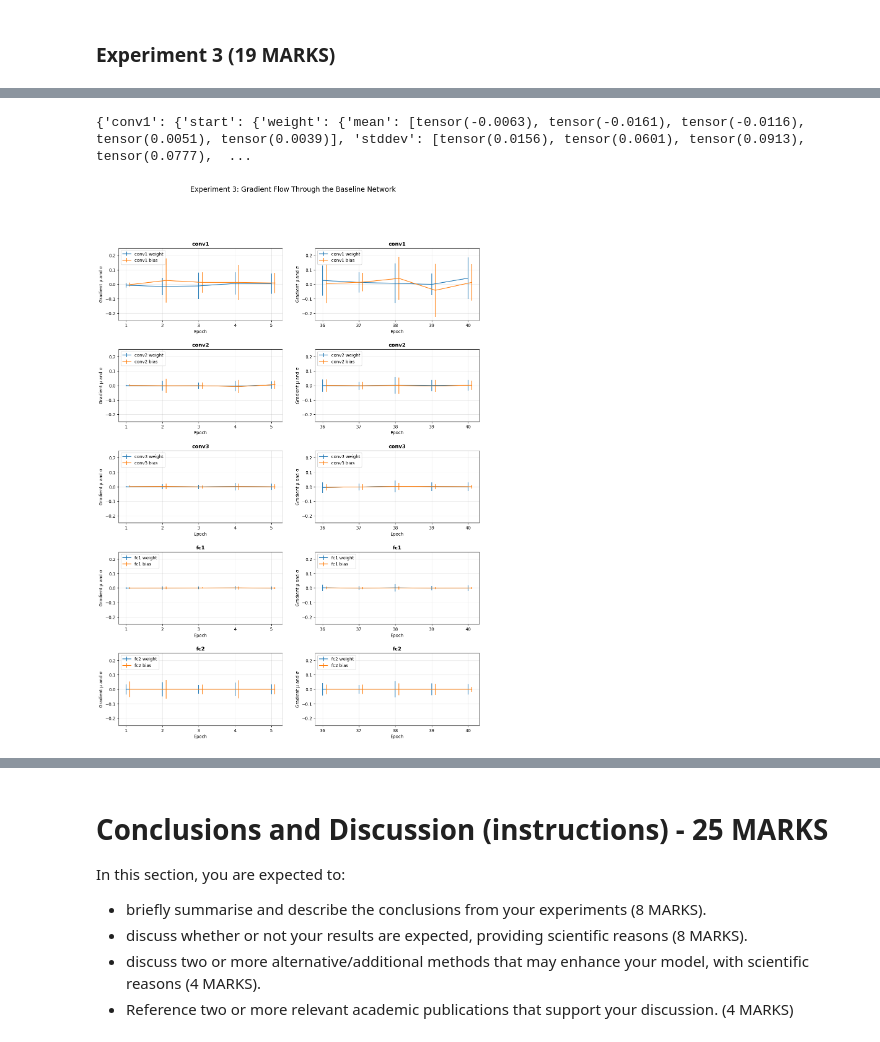
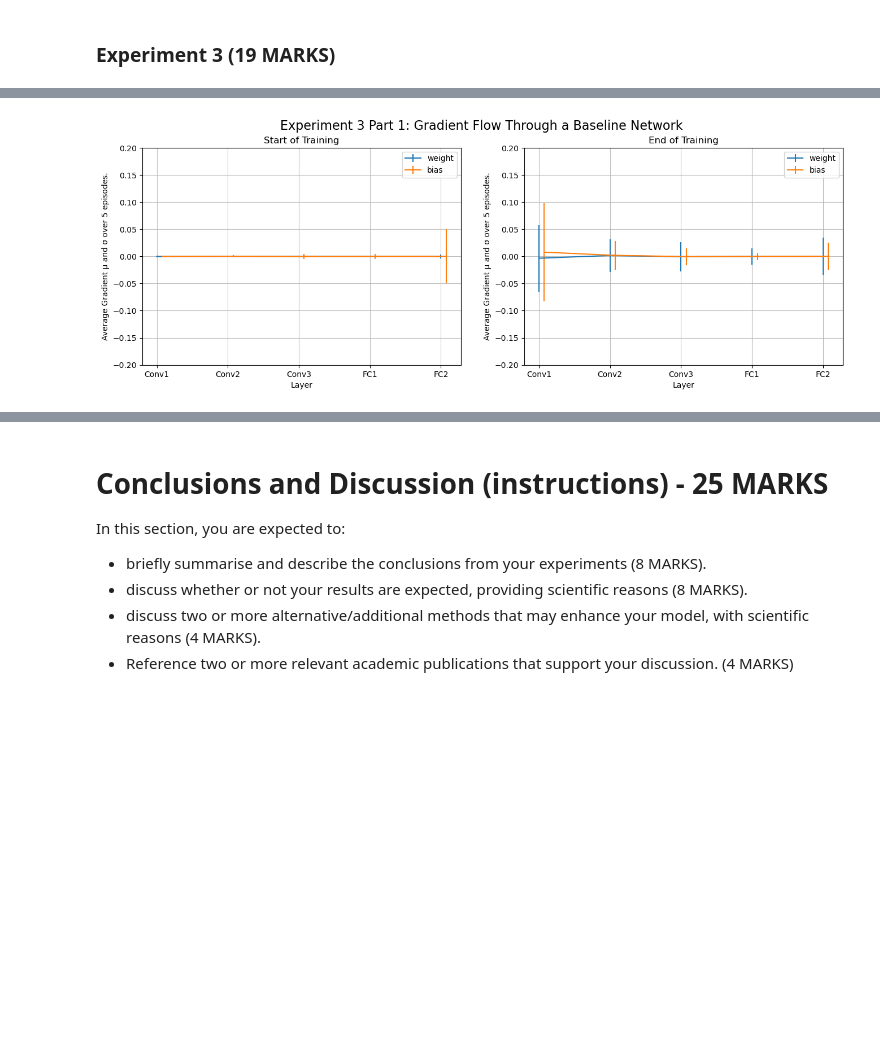
Before and after one commit to Dents6679/cifar10_nn_experiments, a Jupyter notebook: 246518.ipynb, the cells around one changed output, grey strips where cells are left out. Saved outputs shown, nothing was run; the diff lists cells and outputs as text; code cells hidden in the pictures; blank space fills up the shorter version.

Commit message:
fixed experiment 3 to use episodes rather than epochs after mis-reading the coursework spec. Also continued write-up

```diff
--- a/246518.ipynb
+++ b/246518.ipynb
@@ -2439,61 +2602,25 @@ Gradients recorded.
 Model saved to file
 Results saved to file
-# %%
-###
-# This cell is concerned with displaying the results of the gradient flow investigation for Experiment 3 part 1.
-###
-
-# Load results from file
-with open("exp3/results/exp3_part_1_results.pkl", "rb") as file:
-    exp3_part_1_gradients = pickle.load(file)
-
-
-# Convert gradients to plot input
-plot_dict = convert_gradients_to_plot_input(exp3_part_1_gradients)
-print(plot_dict)
-# Create Super Figure for all learning rates
-fig, axs = plt.subplots(5, 2, figsize=(15, 20))
-fig.subplots_adjust(hspace=0.4)
-
-fig.suptitle(f"Experiment 3 Part 1: Gradient Flow Through the Baseline Network", fontsize=16)
-
-# create epoch range for x axis
-start_epoch_range = list(range(1, 6))
-end_epoch_range = list(range(36, 41))
-
-# for each layer of the network...
-for layer_idx, layer in enumerate(plot_dict.keys()):
-    # for the start and end of the layer's training...
-    for start_or_end_idx, epoch_position in enumerate(plot_dict[layer].keys()):
-        if epoch_position == "start":
-            epoch_range = np.array(start_epoch_range)
-        else:
-            epoch_range = np.array(end_epoch_range)
-        # for each parameter (weight and bias) in the layer...
-        for param_type in plot_dict[layer][epoch_position].keys():
-            # get the mean and stddev lists of the gradients at the epochs.
-            mean_list = plot_dict[layer][epoch_position][param_type]['mean']
-            stddev_list = plot_dict[layer][epoch_position][param_type]['stddev']
-
-            # offset x axis for bias parameters to make it easier to see.
-            if param_type == "bias":
-                 plot_epoch_range = epoch_range + 0.05
-            else:
-                plot_epoch_range = epoch_range
-
-
-            # plot the mean and stddev for the current layer, epoch position and parameter type.
-            axs[layer_idx, start_or_end_idx].errorbar(plot_epoch_range, mean_list, yerr=stddev_list, label=f"{layer} {param_type}")
-            axs[layer_idx, start_or_end_idx].set_title(layer, fontweight='bold')
-            axs[layer_idx, start_or_end_idx].set_xlabel("Epoch")
-            axs[layer_idx, start_or_end_idx].set_ylabel("Gradient μ and σ")
-            axs[layer_idx, start_or_end_idx].legend(loc='upper left')
-            axs[layer_idx, start_or_end_idx].set_xticks(epoch_range)
-            axs[layer_idx, start_or_end_idx].set_ylim(-0.25, 0.25)
-            axs[layer_idx, start_or_end_idx].grid(True, alpha=0.3 )
-# %% [output]
-{'conv1': {'start': {'weight': {'mean': [tensor(-0.0063), tensor(-0.0161), tensor(-0.0116), tensor(0.0051), tensor(0.0039)], 'stddev': [tensor(0.0156), tensor(0.0601), tensor(0.0913), tensor(0.0777),  ...
-[figure, removed]
+# %%
+###
+# This cell is concerned with displaying the results of the gradient flow investigation for Experiment 3 part 1.
+###
+
+
+# Load the results from file
+with open("exp3/results/exp3_part_1_results.pkl", "rb") as file:
+    exp3_part_1_gradients = pickle.load(file)
+
+
+
+# Convert gradients to plot input
+plot_dict = convert_gradients_to_plot_input(exp3_part_1_gradients)
+
+
+# Display the gradients in plot
+display_gradients_against_layers(plot_dict, "Experiment 3 Part 1: Gradient Flow Through a Baseline Network")
+# %% [output]
+[figure, added]
 # %%
 ###
 # This cell is concerned with training the dropout model and recording the gradients for part 2 of Experiment 3.
```
Also changed, not shown: parts of 25 cells of this notebook, 21 other files.
